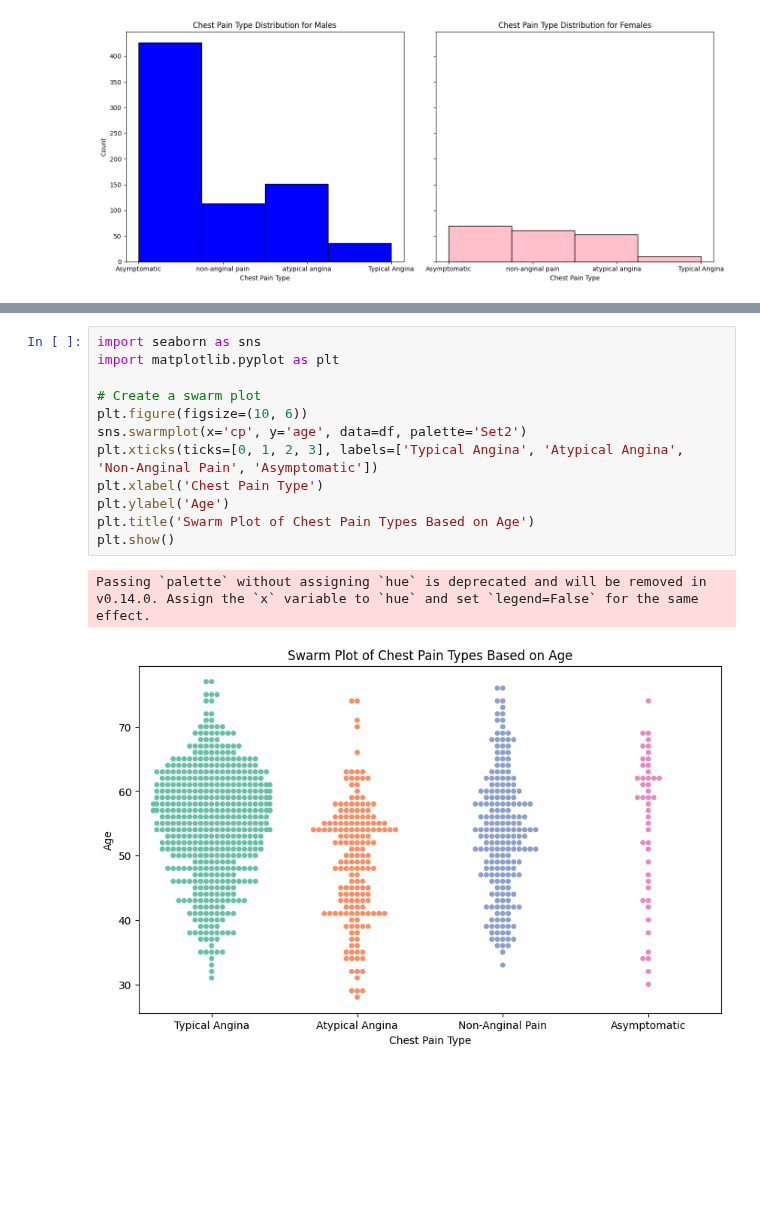
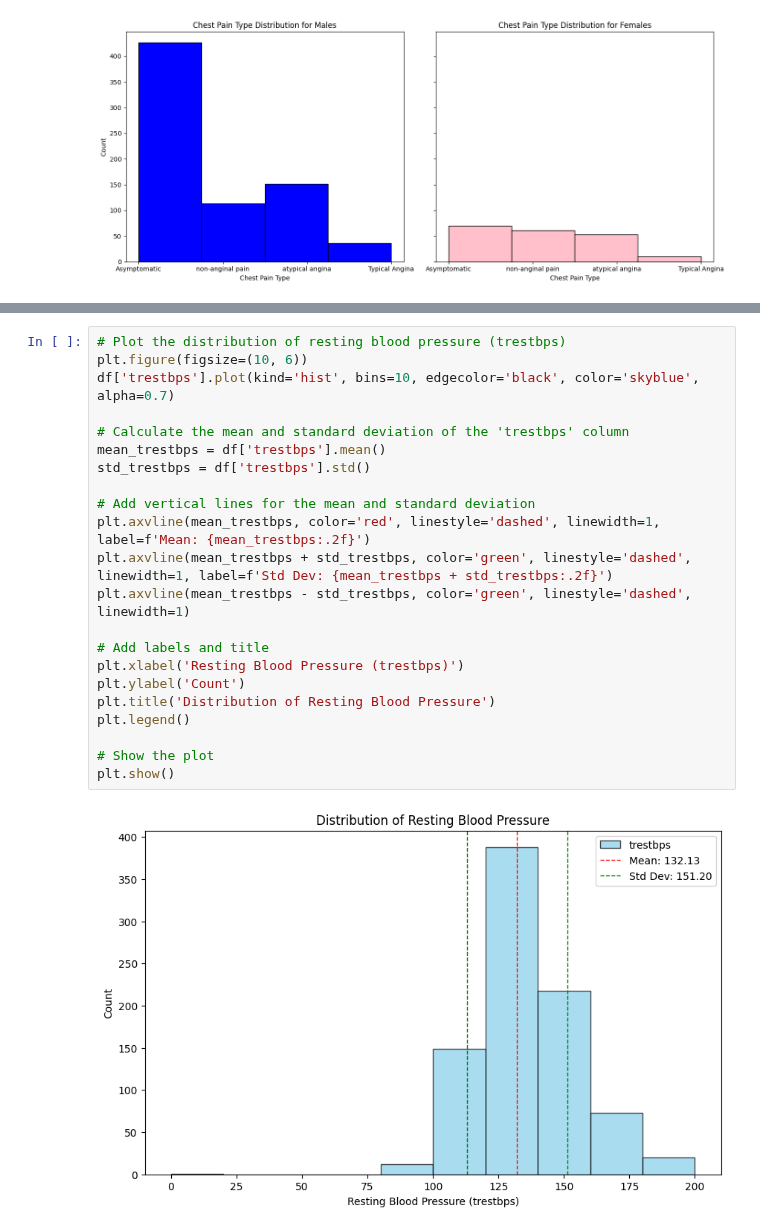
Before and after one commit to KasperFuru/datamining_oblig1, a Jupyter notebook: oblignotebook.ipynb, the cells around one changed output, grey strips where cells are left out. Cells and saved outputs as stored; diff of their text form; blank space fills up the shorter version.

Commit message:
La til en del histogrammer, flyttet korrelasjon plot

```diff
--- a/oblignotebook.ipynb
+++ b/oblignotebook.ipynb
@@ -160,15 +124,24 @@ Passing `palette` without assigning `hue` is deprecated and will be removed in v
-# %%
-import seaborn as sns
-import matplotlib.pyplot as plt
-
-# Create a swarm plot
-plt.figure(figsize=(10, 6))
-sns.swarmplot(x='cp', y='age', data=df, palette='Set2')
-plt.xticks(ticks=[0, 1, 2, 3], labels=['Typical Angina', 'Atypical Angina', 'Non-Anginal Pain', 'Asymptomatic'])
-plt.xlabel('Chest Pain Type')
-plt.ylabel('Age')
-plt.title('Swarm Plot of Chest Pain Types Based on Age')
-plt.show()
-# %% [output]
-Passing `palette` without assigning `hue` is deprecated and will be removed in v0.14.0. Assign the `x` variable to `hue` and set `legend=False` for the same effect.
-[figure, removed]
+# %%
+# Plot the distribution of resting blood pressure (trestbps)
+plt.figure(figsize=(10, 6))
+df['trestbps'].plot(kind='hist', bins=10, edgecolor='black', color='skyblue', alpha=0.7)
+
+# Calculate the mean and standard deviation of the 'trestbps' column
+mean_trestbps = df['trestbps'].mean()
+std_trestbps = df['trestbps'].std()
+
+# Add vertical lines for the mean and standard deviation
+plt.axvline(mean_trestbps, color='red', linestyle='dashed', linewidth=1, label=f'Mean: {mean_trestbps:.2f}')
+plt.axvline(mean_trestbps + std_trestbps, color='green', linestyle='dashed', linewidth=1, label=f'Std Dev: {mean_trestbps + std_trestbps:.2f}')
+plt.axvline(mean_trestbps - std_trestbps, color='green', linestyle='dashed', linewidth=1)
+
+# Add labels and title
+plt.xlabel('Resting Blood Pressure (trestbps)')
+plt.ylabel('Count')
+plt.title('Distribution of Resting Blood Pressure')
+plt.legend()
+
+# Show the plot
+plt.show()
+# %% [output]
+[figure, added]
```
Also changed, not shown: parts of 10 cells of this notebook.
